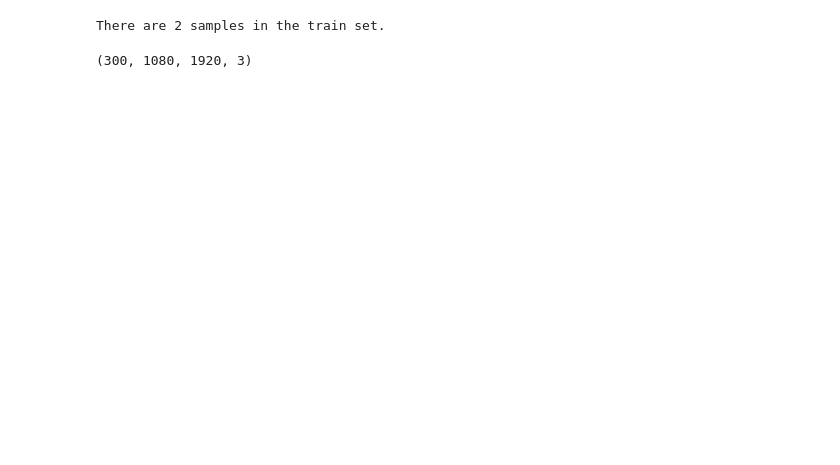
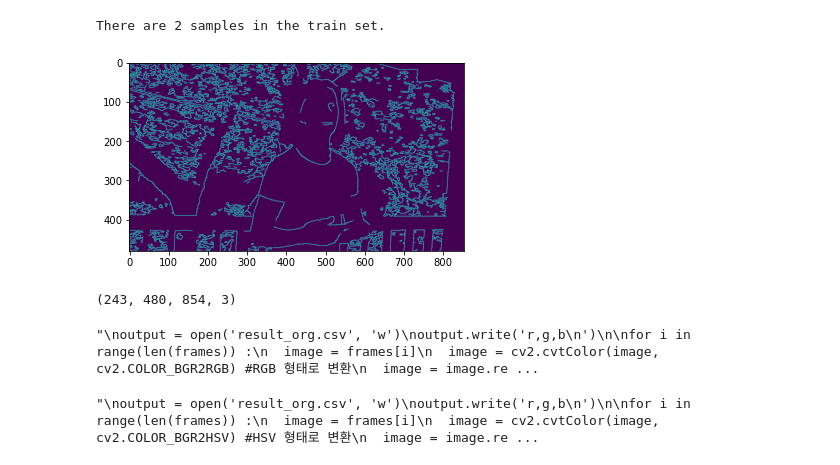
Before and after one commit to GipalLee/Deepfake_detection, a Jupyter notebook: deepfake.ipynb, the cells around one changed output. Cells and saved outputs as stored; diff of their text form; code cells hidden in the pictures; blank space fills up the shorter version.

```diff
--- a/deepfake.ipynb
+++ b/deepfake.ipynb
@@ -15,7 +15,7 @@ TRAIN_PATH = '/content/'
 #metadata = '../input/deepfake-detection-challenge/train_sample_videos/metadata.json'
 # %%
 # load the filenames for train videos
-train_fns = sorted(glob.glob(TRAIN_PATH + '*.mp4'))
+train_fns = sorted(glob.glob('*.mp4'))
 
 # load the filenames for test videos
 #test_fns = sorted(glob.glob(TEST_PATH + '*.mp4'))
@@ -25,6 +25,8 @@ print('There are {} samples in the train set.'.format(len(train_fns)))
 # %% [output]
 There are 2 samples in the train set.
 # %%
+is_fake = True
+
 def get_frames(filename):
     '''
     Get all frames from the video
@@ -34,7 +36,10 @@ def get_frames(filename):
         frames - the array of video frames
     '''
     frames = []
+    global is_fake
     cap = cv2.VideoCapture(filename)
+    if filename.startswith("fake"):
+        is_fake = True
 
     #while(cap.isOpened()):
     while len(frames) < 300 :
@@ -54,8 +57,20 @@ frames = get_frames(train_fns[0])
+# %%
+%matplotlib inline
+import matplotlib.pyplot as plt
+
+frames = get_frames(train_fns[0])
+
+edge = cv2.Canny(frames[200], 150, 300)
+plt.imshow(edge)
+plt.show()
+# %% [output]
+[figure, added]
 # %%
 np.shape(frames)
 # %% [output]
-(300, 1080, 1920, 3)
+(243, 480, 854, 3)
 # %%
+'''
 output = open('result_org.csv', 'w')
 output.write('r,g,b\n')
 
@@ -69,3 +84,6 @@ for i in range(len(frames)) :
   for center in clt.cluster_centers_:
     print(center)
     output.write(str(center[0]) + ',' + str(center[1]) + ',' + str(center[2]) + '\n')
+'''
+# %% [output]
+"\noutput = open('result_org.csv', 'w')\noutput.write('r,g,b\n')\n\nfor i in range(len(frames)) :\n  image = frames[i]\n  image = cv2.cvtColor(image, cv2.COLOR_BGR2RGB) #RGB 형태로 변환\n  image = image.re ...
@@ -72,4 +109,5 @@ for i in range(len(frames)) :
 # %%
+'''
 output = open('result_org.csv', 'w')
 output.write('r,g,b\n')
 
@@ -83,6 +121,9 @@ for i in range(len(frames)) :
   for center in clt.cluster_centers_:
     print(center)
     output.write(str(center[0]) + ',' + str(center[1]) + ',' + str(center[2]) + '\n')
+'''
+# %% [output]
+"\noutput = open('result_org.csv', 'w')\noutput.write('r,g,b\n')\n\nfor i in range(len(frames)) :\n  image = frames[i]\n  image = cv2.cvtColor(image, cv2.COLOR_BGR2HSV) #HSV 형태로 변환\n  image = image.re ...
 # %%
 def get_image_difference(image_1, image_2):  # 히스토그램 차이
     first_image_hist = cv2.calcHist([image_1], [0], None, [256], [0, 256])
```
Also changed, not shown: parts of 3 cells of this notebook, 6 other files.
